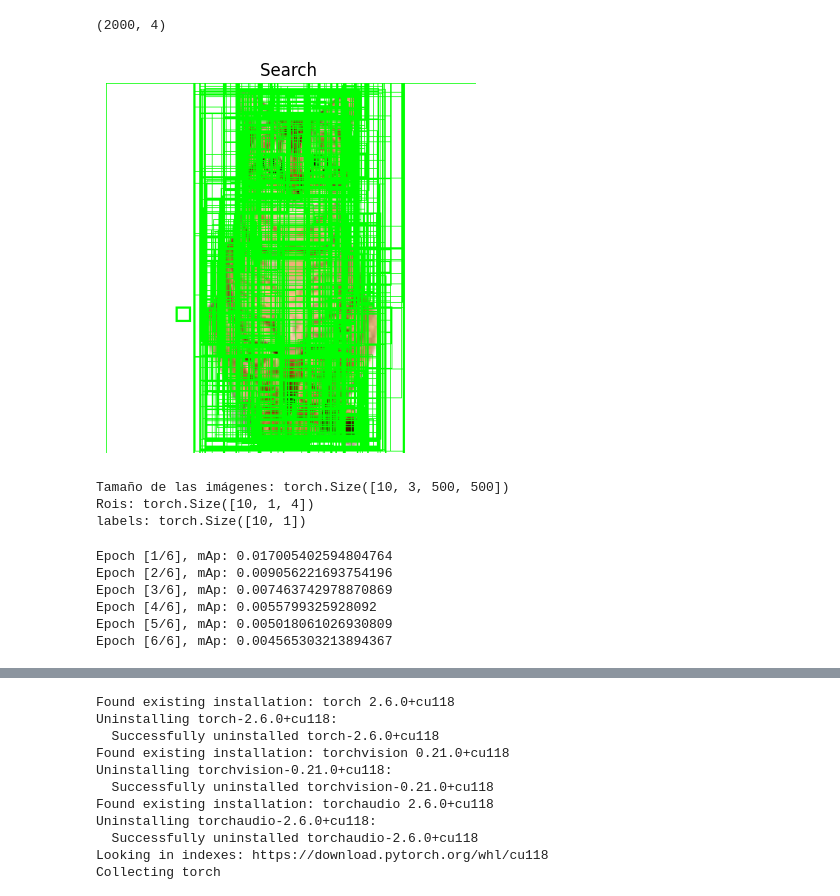
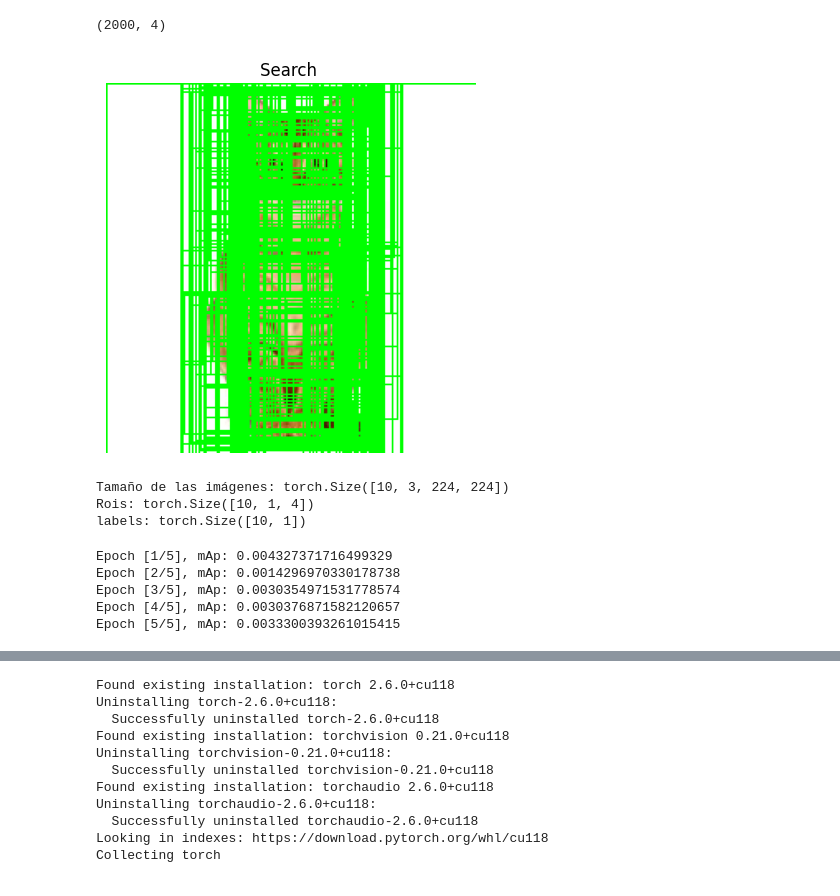
Before and after one commit to JuniorHZ19/CNN-PARA-DETECION-DE-OBJETOS, a Jupyter notebook: FAST R-CNN.ipynb, the cells around one changed output, grey strips where cells are left out. Cells and saved outputs as stored; diff of their text form; code cells hidden in the pictures.

```diff
--- a/FAST R-CNN.ipynb
+++ b/FAST R-CNN.ipynb
@@ -29,6 +29,7 @@ Successfully installed lightning-utilities-0.12.0 nvidia-cublas-cu12-12.4.5.8 nv
 # %%
 import cv2
 import matplotlib.pyplot as plt
+import numpy as np
 def generate_rois(img,max_regiones=2000,fast_mode=False):
 
       # Crear un objeto de Selective Search
@@ -52,7 +53,16 @@ def generate_rois(img,max_regiones=2000,fast_mode=False):
       # Ejecutar Selective Search para obtener las regiones propuestas
         rects = ss.process()
 
-        rects= rects[:max_regiones]
+        if(len(rects)<max_regiones):
+
+          rest_=max_regiones-len(rects)
+
+          paddings_bboxes=torch.zeros((rest_,4))
+
+          rects = np.vstack((rects, paddings_bboxes))
+
+        else:
+         rects= rects[:max_regiones]
 
         rois = []
 
@@ -62,35 +72,35 @@ def generate_rois(img,max_regiones=2000,fast_mode=False):
 
         return torch.tensor(rois, dtype=torch.float32)
 
 
 
 image = cv2.imread('/content/imagenes/69.jpg')
 
 image_rgb = cv2.cvtColor(image, cv2.COLOR_BGR2RGB)
 
 scale_rate=1 #sacale rate q se aplciara a la resolucion de la imagen (proporcion que se reducirar) y a las coordenadas de los rois
 
 h, w = image.shape[:2]
 
-image_rgb = cv2.resize(image_rgb, (int(w * scale_rate), int(h * scale_rate)), interpolation=cv2.INTER_AREA)
+
 
 rectas_propuestas=generate_rois(image)*scale_rate #generamos los rois que la funcion devuelve en formato tensor
 
 rectas_propuestas_np=rectas_propuestas.numpy() #pasamos los rois a formato numpy para poder dibujarlo en matplotlib
 print(rectas_propuestas_np.shape)
 
 # Dibujar las regiones propuestas en la imagen
 for (x, y, xmax, ymax) in rectas_propuestas_np:  # Limitar a las primeras 100 regiones para visualizar
     cv2.rectangle(image_rgb, (int(x), int(y)), (int(xmax), int(ymax)), (0, 255, 0), 1)
 
 # Mostrar la imagen con Matplotlib
 plt.imshow(image_rgb)
 plt.axis('off')  # Ocultar los ejes
 plt.title("Search ")
 plt.show()
 # %% [output]
 (2000, 4)
-[figure, old version]
+[figure, new version]
 # %%
 import os
 import xml.etree.ElementTree as ET
@@ -252,7 +269,7 @@ print("Tamaño de las imágenes:", first_images.shape)
 print("Rois:", first_bboxs.shape)
 print("labels:", first_labels.shape)
 # %% [output]
-Tamaño de las imágenes: torch.Size([10, 3, 500, 500])
+Tamaño de las imágenes: torch.Size([10, 3, 224, 224])
 Rois: torch.Size([10, 1, 4])
 labels: torch.Size([10, 1])
 # %%
@@ -432,7 +443,7 @@ optimizer = optim.SGD(model.parameters(), lr=0.01, momentum=0.9, weight_decay=0.
 iou_thresholds = torch.arange(0.5, 9.5, 0.05).tolist()
 mAP_metric = MeanAveragePrecision(iou_thresholds=iou_thresholds)
 
-num_epocas=6
+num_epocas=5
 
 for epoch in range(num_epocas):
     model.train()
@@ -455,7 +466,7 @@ for epoch in range(num_epocas):
 
 
         loss_cls = criterion_cls(class_logits, labels)
-        loss_bbox = criterion_bbox(bbox_deltas, deltas/16)
+        loss_bbox = criterion_bbox(bbox_deltas, deltas)
         loss = loss_cls + loss_bbox
 
           # Retropropagación y optimización
@@ -509,12 +520,11 @@ for epoch in range(num_epocas):
      result = mAP_metric.compute()
      print(f"Epoch [{epoch + 1}/{num_epocas}], mAp: {result['map']}")
 # %% [output]
-Epoch [1/6], mAp: 0.017005402594804764
-Epoch [2/6], mAp: 0.009056221693754196
-Epoch [3/6], mAp: 0.007463742978870869
-Epoch [4/6], mAp: 0.0055799325928092
-Epoch [5/6], mAp: 0.005018061026930809
-Epoch [6/6], mAp: 0.004565303213894367
+Epoch [1/5], mAp: 0.004327371716499329
+Epoch [2/5], mAp: 0.0014296970330178738
+Epoch [3/5], mAp: 0.0030354971531778574
+Epoch [4/5], mAp: 0.0030376871582120657
+Epoch [5/5], mAp: 0.0033300393261015415
 # %%
 print(result)
 # %% [output]
```
Also changed, not shown: parts of 5 cells of this notebook.
